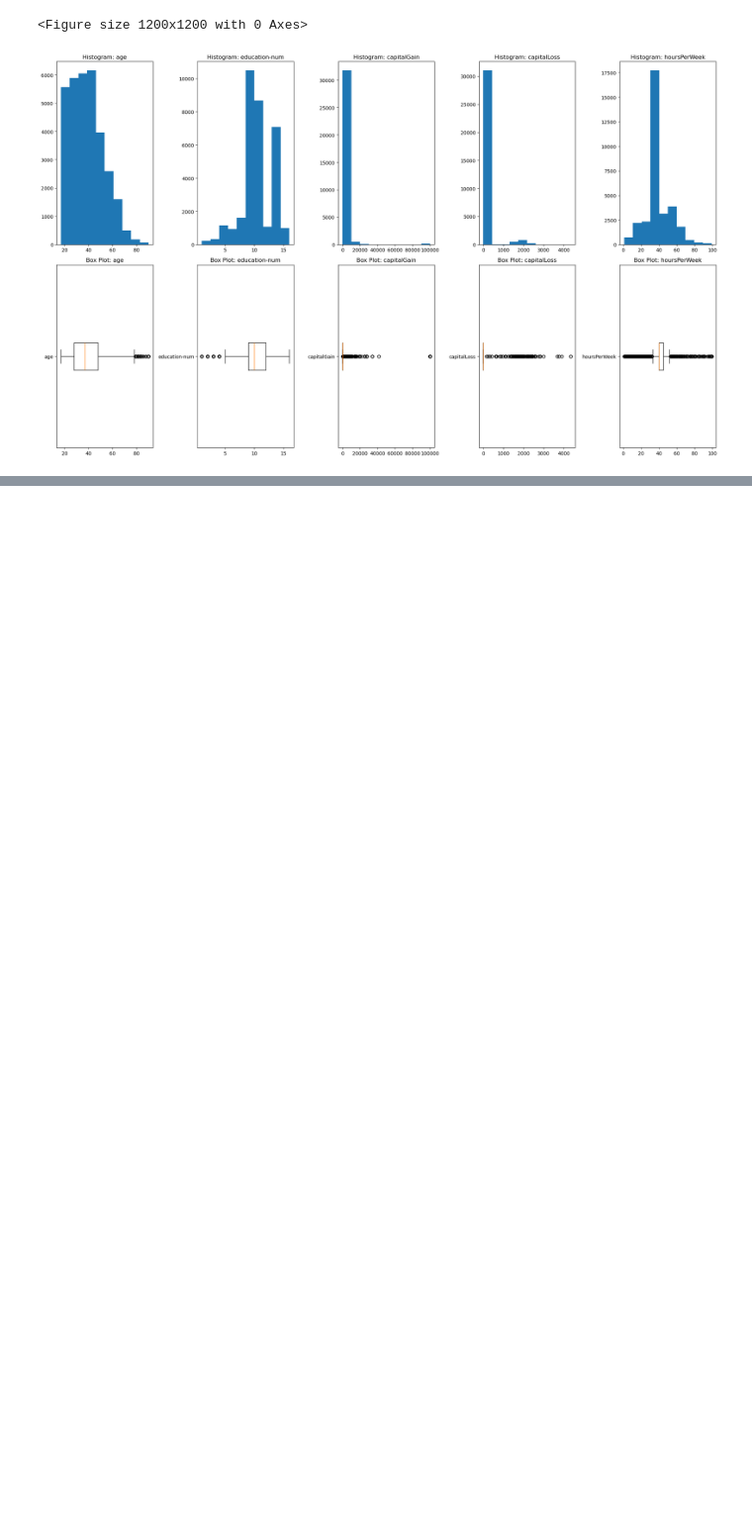
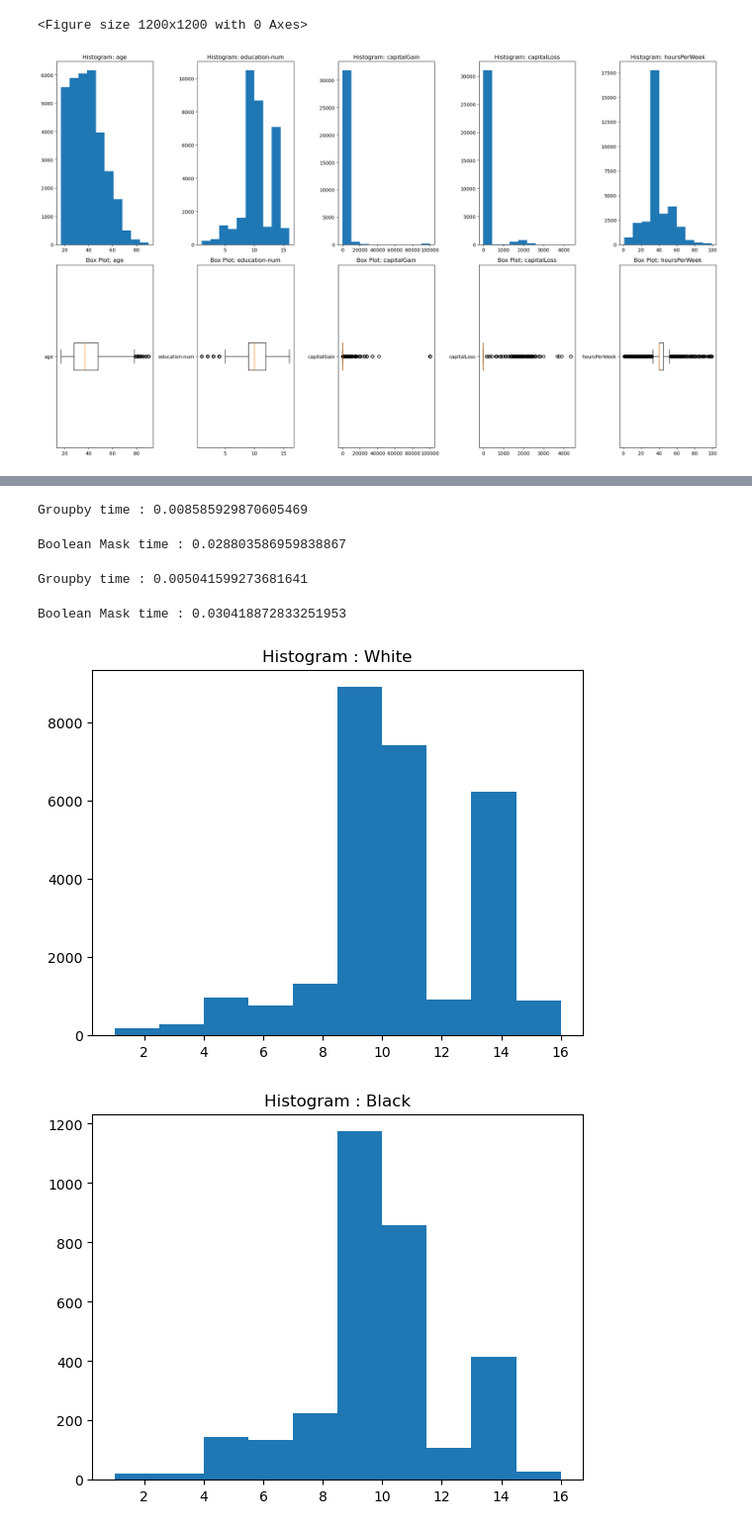
Before and after one commit to jhansi-siriprolu/MachineLearning, a Jupyter notebook: ML/DataPreprocessing/Visualization/adult.ipynb, the cells around one changed output, grey strips where cells are left out. Shown: that part at 99% size. Cells and saved outputs as stored; diff of their text form; code cells hidden in the pictures; blank space fills up the shorter version.

```diff
--- a/ML/DataPreprocessing/Visualization/adult.ipynb
+++ b/ML/DataPreprocessing/Visualization/adult.ipynb
@@ -114,0 +113,47 @@ plt.savefig("subplot.png",dpi = 600)
+# %%
+# Use adult.csv and Boolean masking to answer the following questions:
+# a. Calculate the mean and median of education-num for every race in the data.
+
+race_list = adult_df.race.unique()
+t1 = time.time()
+adult_df.groupby("race")["education-num"].mean()
+print(f"Groupby time : {time.time()-t1}")
+# %% [output]
+Groupby time : 0.008585929870605469
+# %%
+# Boolean Mask
+result = {}
+t1 = time.time()
+for race in race_list:
+    BM = adult_df["race"] == race
+    result[race] = np.mean(adult_df[BM]["education-num"])
+# print(result)
+print(f"Boolean Mask time : {time.time()-t1}")
+# %% [output]
+Boolean Mask time : 0.028803586959838867
+# %%
+t1 = time.time()
+adult_df.groupby("race")["education-num"].median()
+print(f"Groupby time : {time.time()-t1}")
+# %% [output]
+Groupby time : 0.005041599273681641
+# %%
+result = {}
+t1 = time.time()
+for race in race_list:
+    BM = adult_df["race"] == race
+    result[race] = np.median(adult_df[BM]["education-num"])
+# print(result)
+print(f"Boolean Mask time : {time.time()-t1}")
+# %% [output]
+Boolean Mask time : 0.030418872833251953
+# %%
+# b. Draw one histogram of education-num that includes the data for each race in the data.
+for race in race_list:
+    BM = adult_df["race"] == race
+    plt.hist(adult_df[BM]["education-num"])
+    plt.title(f"Histogram : {race}")
+    plt.show()
+# %% [output]
+[figure, added]
+[figure, added]
```
Also changed, not shown: parts of 6 cells of this notebook, 1 other file.
